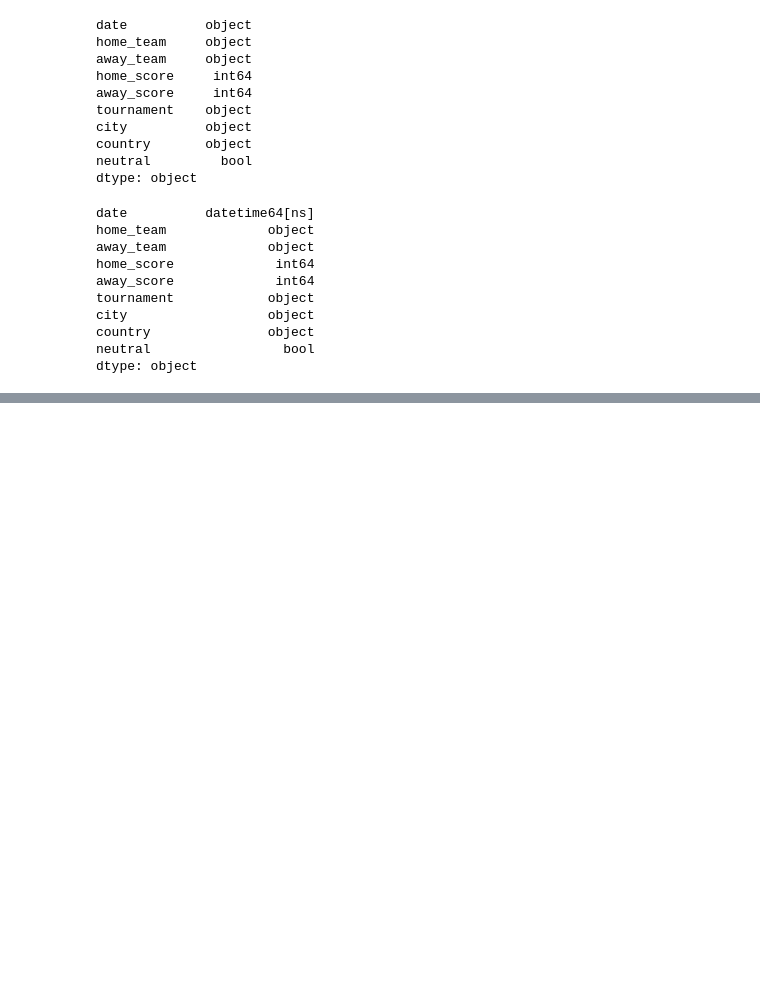
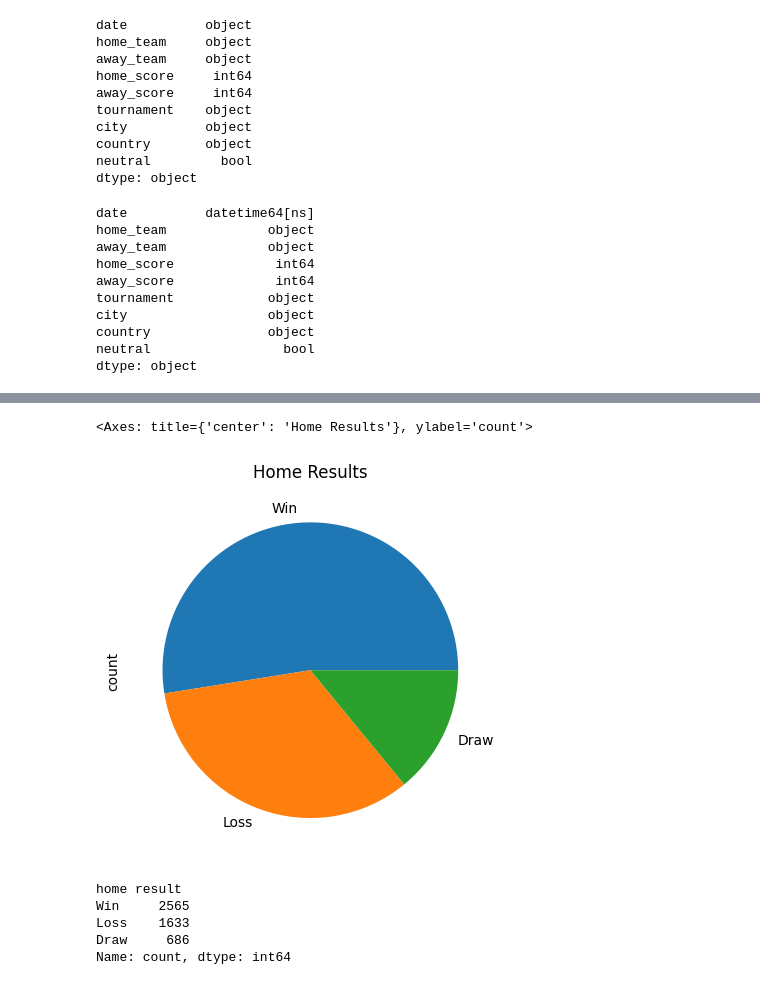
Before and after one commit to bclarke-eng/jupyter-notebook, a Jupyter notebook: 2023 FIFA Women's World Cup Predictor.ipynb, the cells around one changed output, grey strips where cells are left out. Cells and saved outputs as stored; diff of their text form; code cells hidden in the pictures; blank space fills up the shorter version.

```diff
--- a/2023 FIFA Women's World Cup Predictor.ipynb
+++ b/2023 FIFA Women's World Cup Predictor.ipynb
@@ -80,0 +88,7 @@ shootout_data.sort_values("date").tail()
+# %%
+# Add a new column showing the result
+# Show conditions for win, loss or draw for the home team
+c1 = game_data['home_score'].eq(game_data['away_score'])
+c2 = game_data['home_score'] > game_data['away_score']
+game_data['home result'] = np.select([c1, c2], ['Draw', 'Win'], 'Loss')
+game_data.sort_values("date").head()
@@ -80,0 +102,4 @@ shootout_data.sort_values("date").tail()
+# %%
+# Add a new column showing goal difference for the home team
+game_data['goal difference'] = game_data['home_score'] - game_data['away_score']
+game_data.sort_values("date").head()
@@ -80,0 +113,4 @@ shootout_data.sort_values("date").tail()
+# %%
+# Remove the columns showing the home and away score, and the city and country.
+game_data = game_data.drop(['home_score', 'away_score', 'country'], axis=1)
+game_data.sort_values("date").head()
@@ -80,0 +124,14 @@ shootout_data.sort_values("date").tail()
+# %%
+# Visualise results
+game_data["home result"].value_counts().plot.pie(title='Home Results')
+# %% [output]
+<Axes: title={'center': 'Home Results'}, ylabel='count'>
+[figure, added]
+# %%
+print(game_data["home result"].value_counts())
+# %% [output]
+home result
+Win     2565
+Loss    1633
+Draw     686
+Name: count, dtype: int64
```
Also changed, not shown: parts of 9 cells of this notebook.
